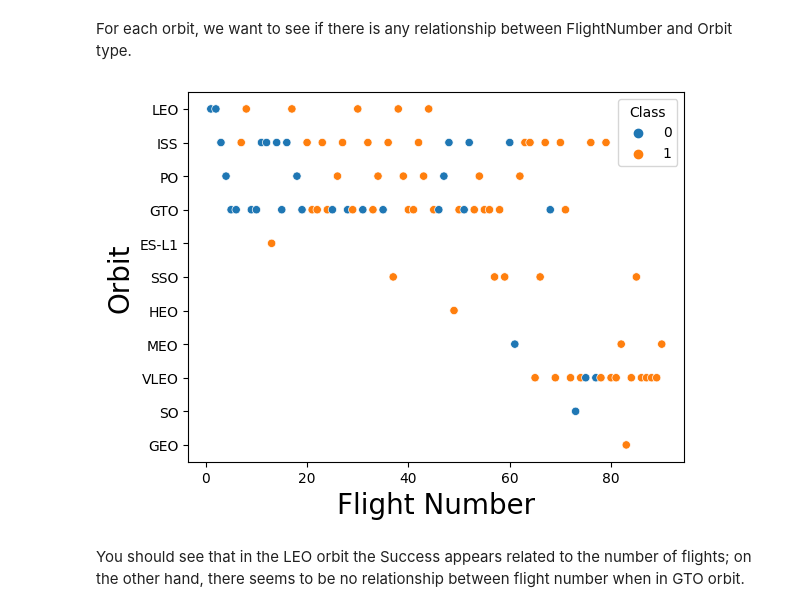
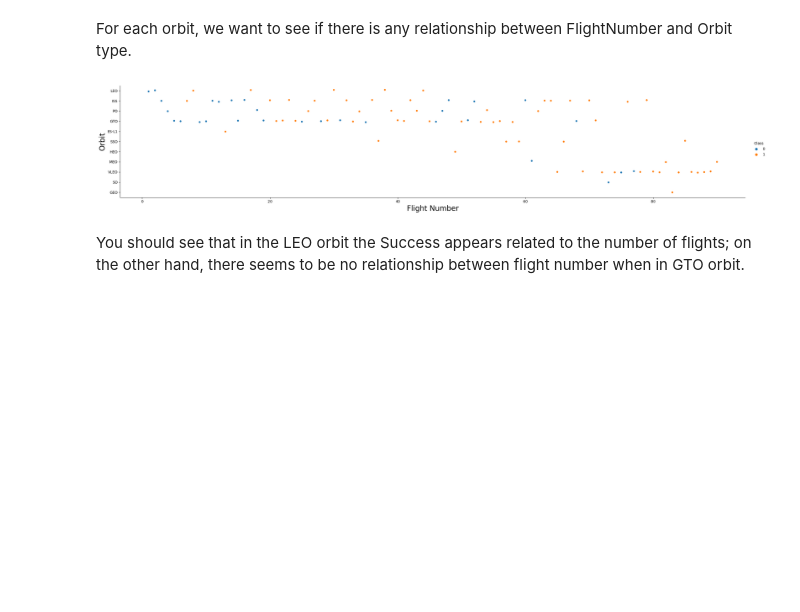
Before and after one commit to agracjan/Applied-Data-Science-Capstone, a Jupyter notebook: Jupyter_files/jupyter-labs-eda-dataviz.ipynb, the cells around one changed output. Saved outputs shown, nothing was run; the diff lists cells and outputs as text; code cells hidden in the pictures; blank space fills up the shorter version.

```diff
--- a/Jupyter_files/jupyter-labs-eda-dataviz.ipynb
+++ b/Jupyter_files/jupyter-labs-eda-dataviz.ipynb
@@ -50,7 +50,7 @@ import seaborn as sns
 # %% [markdown]
 First, let's read the SpaceX dataset into a Pandas dataframe and print its summary
 # %%
-df = pd.read_csv("/Users/gracjan/Programowanie/Coursera/IBM_Applied_Data_Science_Specialization/dataset_part_2_2.csv")
+df = pd.read_csv("/Users/gracjan/Programowanie/Coursera/IBM_Applied_Data_Science_Specialization/data/dataset_part_2_2.csv")
 df.head(5)
 # %% [output]
 |  | FlightNumber | Date | BoosterVersion | PayloadMass | Orbit | LaunchSite | Outcome | Flights | GridFins | ... |
@@ -124,12 +146,12 @@ Analyze the ploted bar chart try to find which orbits have high sucess rate.
 For each orbit, we want to see if there is any relationship between FlightNumber and Orbit type.
 # %%
 # Plot a scatter point chart with x axis to be FlightNumber and y axis to be the Orbit, and hue to be the class value
-sns.scatterplot(x="FlightNumber",y="Orbit",hue='Class',data=df )
+sns.catplot(y="Orbit", x="FlightNumber", hue="Class", data=df, aspect = 5)
 plt.xlabel("Flight Number",fontsize=20)
 plt.ylabel("Orbit",fontsize=20)
 plt.show()
 # %% [output]
-[figure, old version]
+[figure, new version]
 # %% [markdown]
 You should see that in the LEO orbit the Success appears related to the number of flights; on the other hand, there seems to be no relationship between flight number when in GTO orbit.
 # %% [markdown]
```
Also changed, not shown: parts of 8 cells of this notebook.
